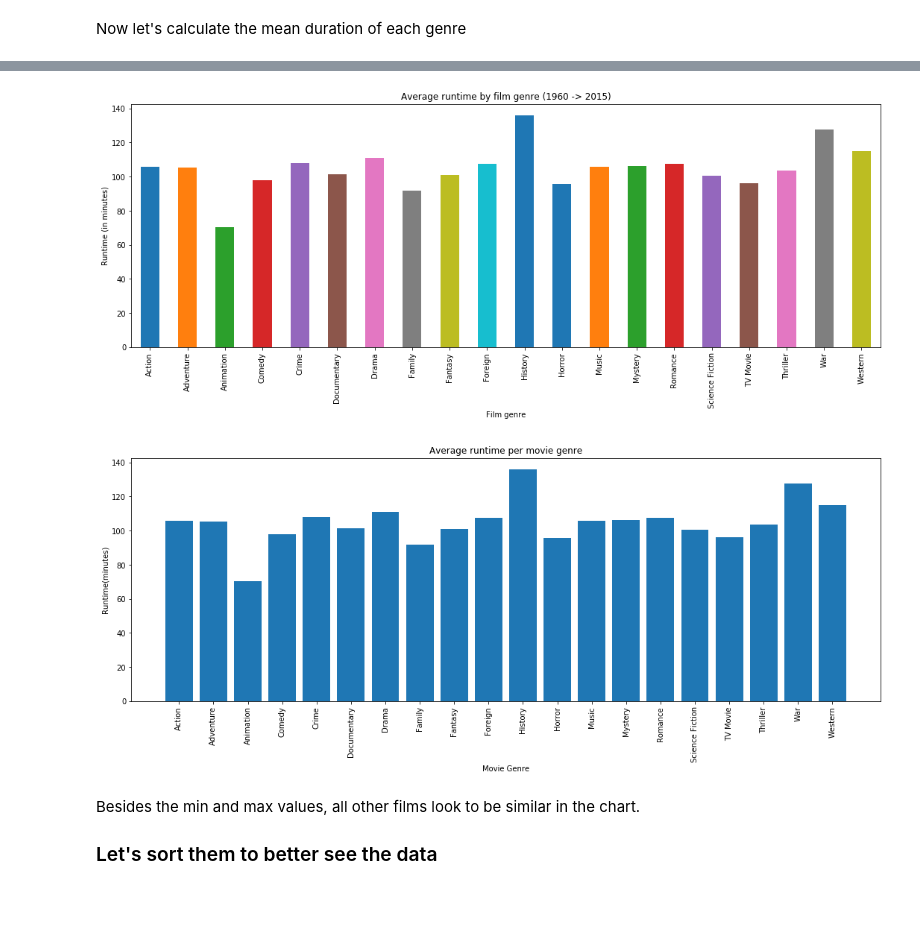
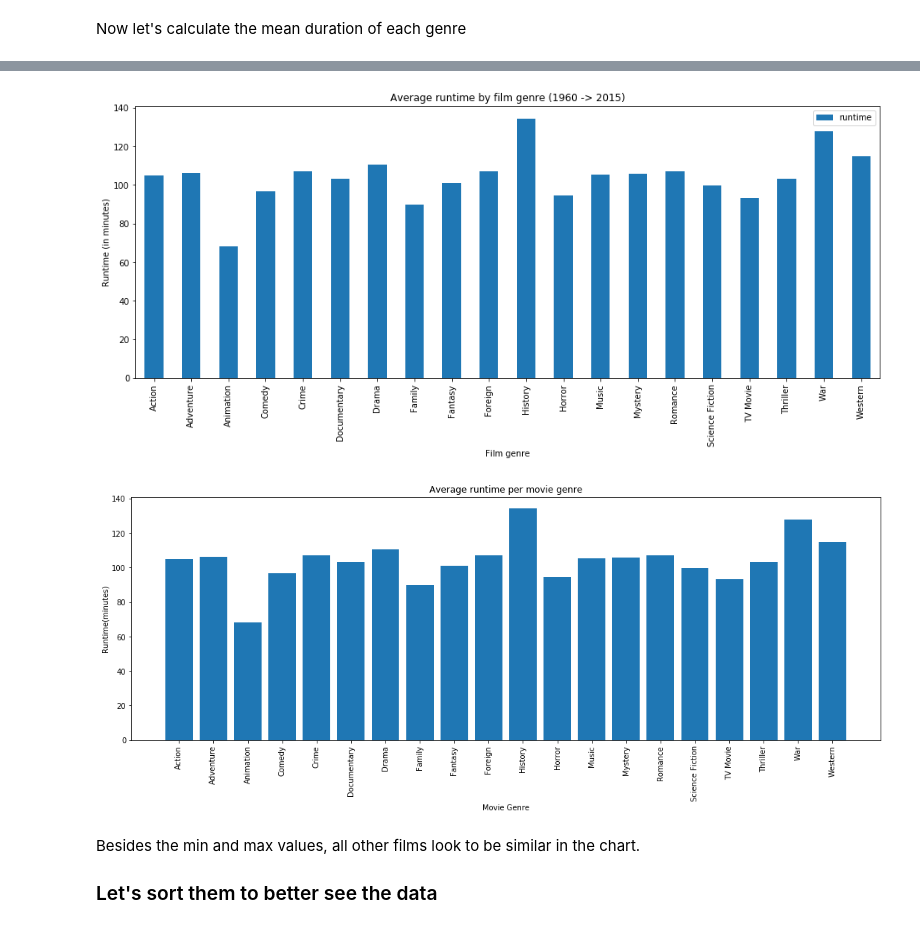
Before and after one commit to oaramirez/investigate_dataset_udacity, a Jupyter notebook: Investigate_a_Dataset.ipynb, the cells around one changed output, grey strips where cells are left out. Drawn from its saved outputs; the diff is of its cells as text; code cells hidden in the pictures; blank space fills up the shorter version.

```diff
--- a/Investigate_a_Dataset.ipynb
+++ b/Investigate_a_Dataset.ipynb
@@ -274,2 +263,19 @@ def set_title_and_axes_labels(ax: matplotlib.axes.Axes, title: str, xlabel: str,
+# %%
+import pandas
+
+def get_genre_relationship_df(main_df: pandas.DataFrame, related_variable: str):
+    temp_genres_df = df_tmdb.genres.str.split('|', expand=True)
+    df = pd.concat([df_tmdb[related_variable], temp_genres_df], axis=1, join='outer', ignore_index=False)
+
+    #Now using the 'melt' function to create rows for each combination of movie:genre
+    df = pd.melt(df, id_vars=[related_variable])
+    print(f'Melt DataFrame Rows: {df.shape[0]}')
+
+    #Let's drop all the nulls
+    df = df[[related_variable, 'value']].rename(columns={'value':'genre'})
+    df = df.dropna(axis=0, how='any')
+    print(f'Cleaned DataFrame Rows: {df.shape[0]}')
+
+    return df
 # %% [markdown]
 ## <font color=green>1. What are the most popular genres (by movie count)</font>
@@ -551,0 +544,3 @@ genre_runtime_df.shape
+# %%
+genre_runtime_df = get_genre_relationship_df(df_tmdb, 'runtime')
+genre_runtime_df.head(5)
@@ -552,4 +556,5 @@ genre_runtime_df.shape
 # %% [markdown]
 Now let's calculate the mean duration of each genre
 # %%
-genre_runtime_df = genre_runtime_df.mean(skipna=True)
+genre_runtime_df = genre_runtime_df.groupby(by='genre').mean()
+genre_runtime_df
@@ -576,12 +580,12 @@ dtype: float64
 # %%
-question_3_subplot = genre_runtime_df.plot(y = genre_runtime_df.values, kind='bar', figsize=(18,6));
-set_title_and_axes_labels(question_3_subplot,'Average runtime by film genre (1960 -> 2015)', \
+ax = genre_runtime_df.plot(kind='bar', figsize=(16,6));
+set_title_and_axes_labels(ax,'Average runtime by film genre (1960 -> 2015)', \
                          'Film genre', 'Runtime (in minutes)')
 # %% [output]
-[figure, old version]
+[figure, new version]
 # %%
 x_axis = genre_runtime_df.index
-y_axis = genre_runtime_df.values
+y_axis = genre_runtime_df.runtime
 plt.figure(figsize=(18,6))
 plt.bar(x_axis, y_axis);
 plt.title('Average runtime per movie genre')
@@ -589,7 +593,7 @@ plt.xlabel('Movie Genre');
 plt.xticks(rotation='vertical')
 plt.ylabel('Runtime(minutes)');
 # %% [output]
-[figure, old version]
+[figure, new version]
 # %% [markdown]
 Besides the min and max values, all other films look to be similar in the chart.
 
```
Also changed, not shown: parts of 47 cells of this notebook, 2 other files.
